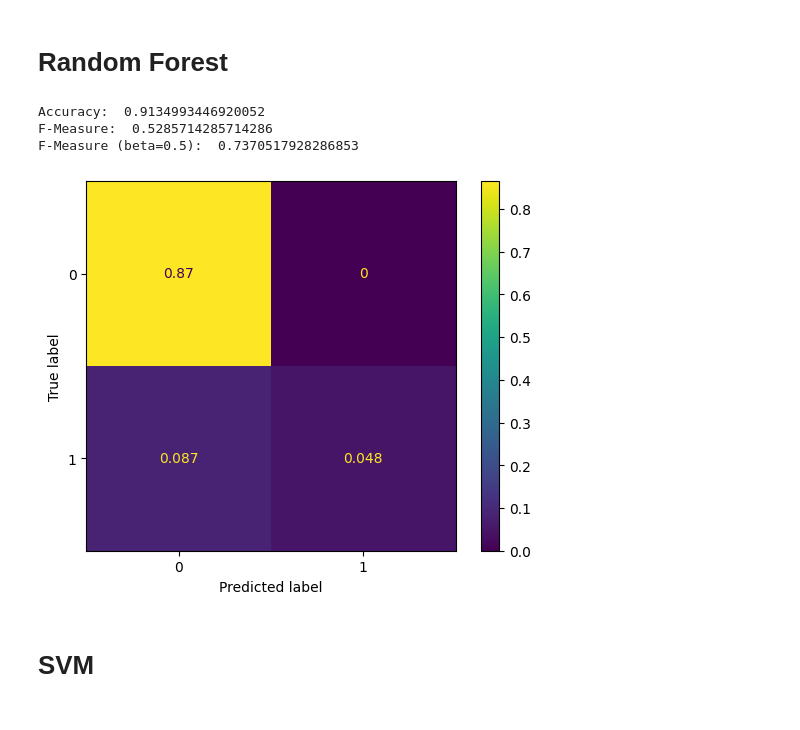
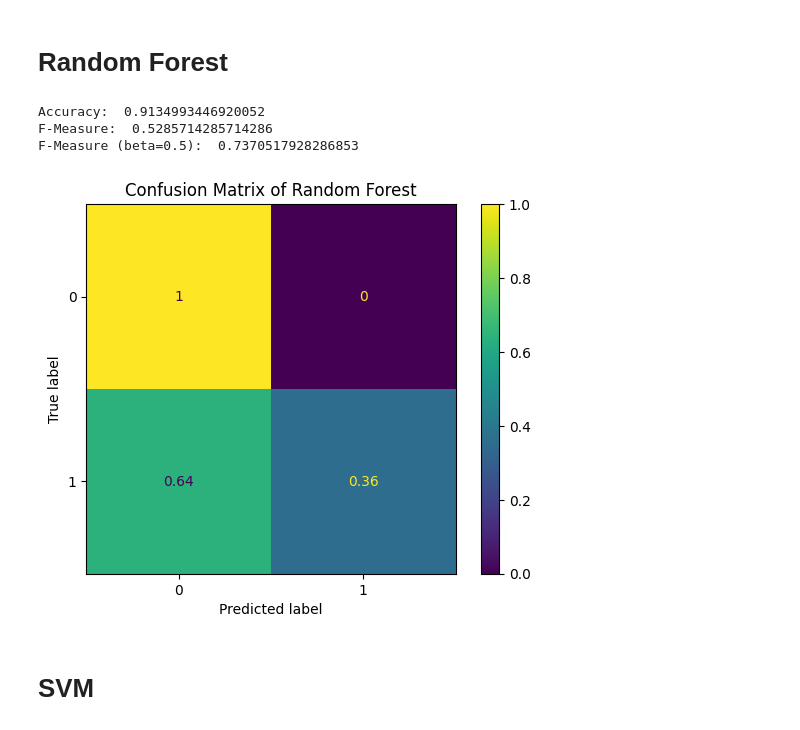
Before and after one commit to Darzuo/cs4641-code, a Jupyter notebook: exploration.ipynb, the cells around one changed output. Drawn from its saved outputs; the diff is of its cells as text; code cells hidden in the pictures.

```diff
--- a/exploration.ipynb
+++ b/exploration.ipynb
@@ -321,26 +355,29 @@ F-Measure (beta=0.5):  0.8585858585858585
 # Random Forest
 # %%
 from sklearn.ensemble import RandomForestClassifier
+
 clf = RandomForestClassifier(max_depth=10, random_state=0)
 clf.fit(X_train, y_train)
 y_pred = clf.predict(X_test)
 
 # Print accuracy
 print("Accuracy: ", accuracy_score(y_test, y_pred))
 # Print f-score
 print("F-Measure: ", f1_score(y_test, y_pred))
 print("F-Measure (beta=0.5): ", fbeta_score(y_test, y_pred, beta=0.5))
 
 # Print confusion matrix
 ConfusionMatrixDisplay.from_predictions(
-    y_test, y_pred, normalize="all"
+    y_test, y_pred, normalize="true"
 )
+plt.title("Confusion Matrix of Random Forest")
+
 plt.show()
 # %% [output]
 Accuracy:  0.9134993446920052
 F-Measure:  0.5285714285714286
 F-Measure (beta=0.5):  0.7370517928286853
-[figure, old version]
+[figure, new version]
 # %% [markdown]
 # SVM
 # %%
```
Also changed, not shown: parts of 13 cells of this notebook.
